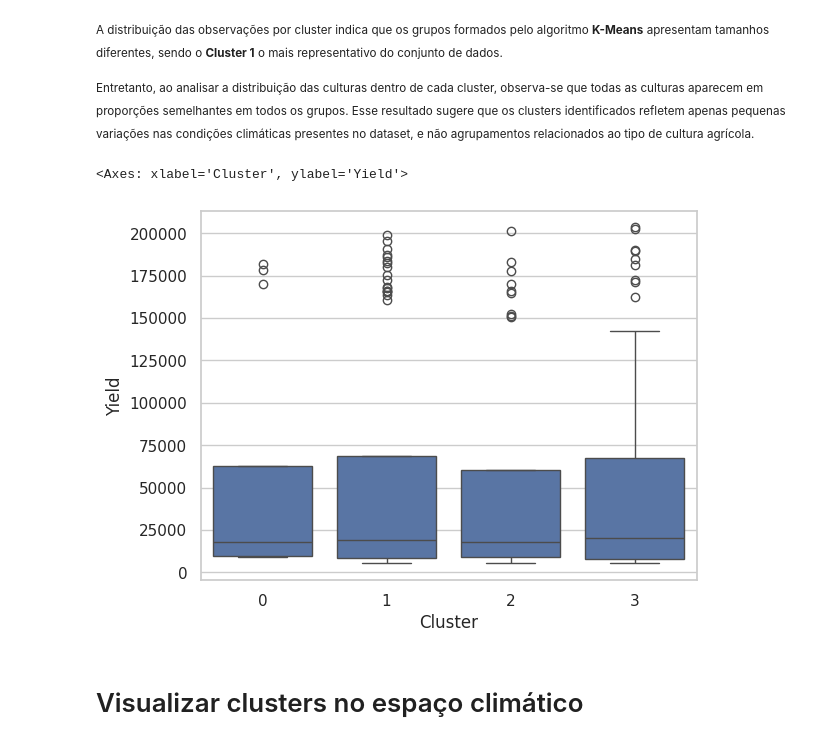
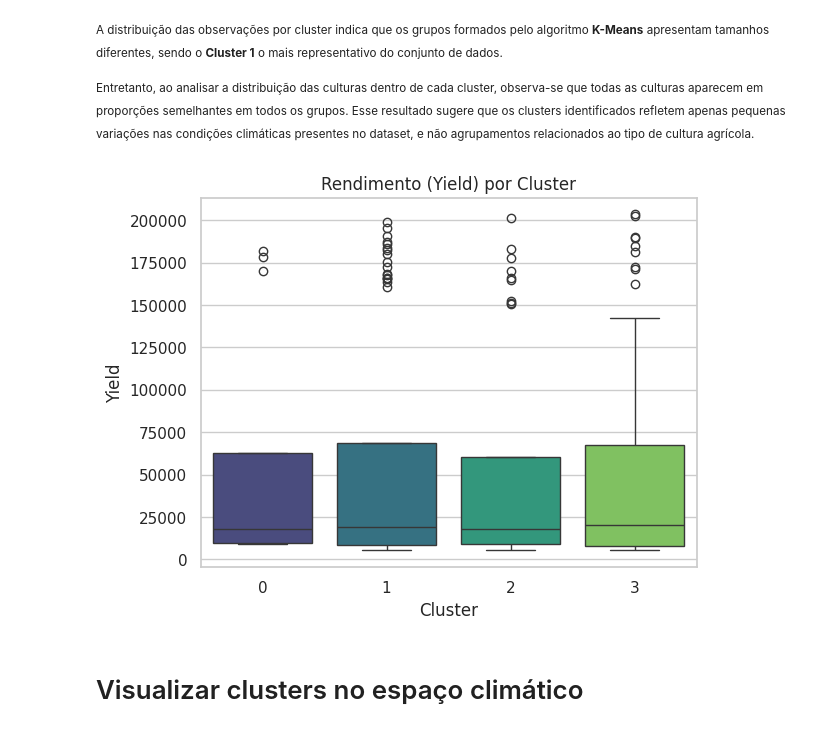
Before and after one commit to Luiz-Frederico/lfncampelo_pbl_fase5, a Jupyter notebook: Luiz_Frederico_rm567319_pbl_fase5.ipynb, the cells around one changed output. Cells and saved outputs as stored; diff of their text form; code cells hidden in the pictures.

```diff
--- a/Luiz_Frederico_rm567319_pbl_fase5.ipynb
+++ b/Luiz_Frederico_rm567319_pbl_fase5.ipynb
@@ -530,11 +532,14 @@ semelhantes em todos os grupos. Esse resultado sugere que os
 clusters identificados refletem apenas pequenas variações nas
 condições climáticas presentes no dataset, e não agrupamentos
 relacionados ao tipo de cultura agrícola.
-# %%
-sns.boxplot(data=df, x="Cluster", y="Yield")
-# %% [output]
-<Axes: xlabel='Cluster', ylabel='Yield'>
-[figure, removed]
+# %%
+colors = sns.color_palette("viridis", len(df['Cluster'].unique()))
+
+sns.boxplot(data=df, x="Cluster", y="Yield", palette=colors, hue="Cluster", legend=False)
+plt.title("Rendimento (Yield) por Cluster")
+plt.show()
+# %% [output]
+[figure, added]
 # %% [markdown]
 # Visualizar clusters no espaço climático
 # %%
```
Also changed, not shown: parts of 9 cells of this notebook.
